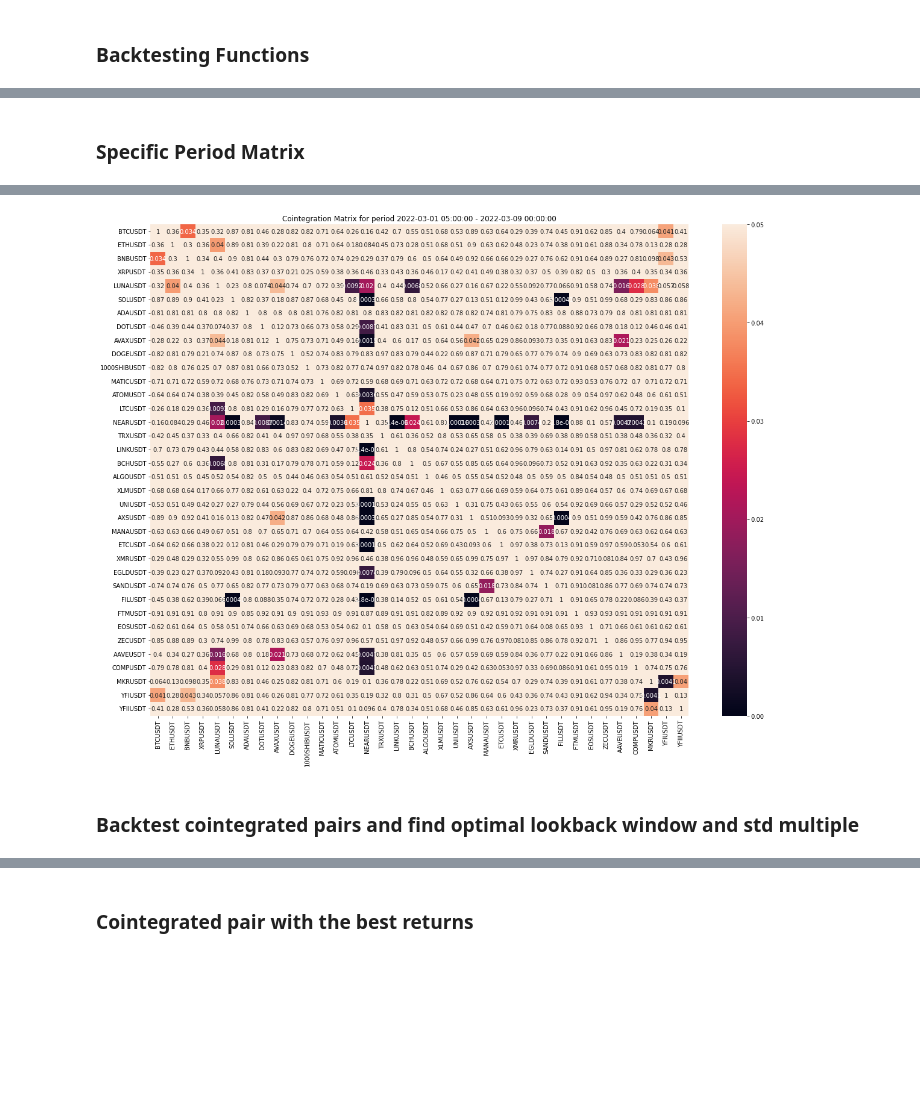
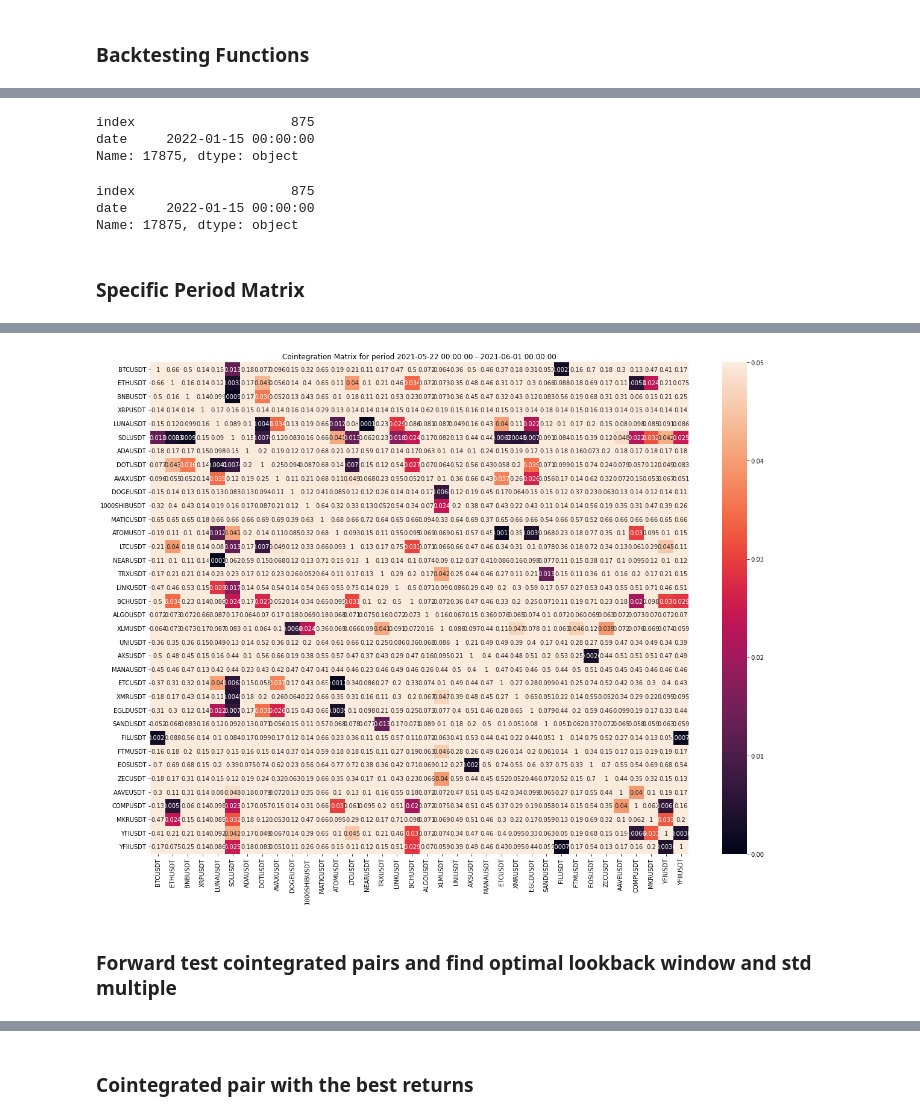
Before and after one commit to walidarbtg/cointegration, a Jupyter notebook: Cointegration Matrix.ipynb, the cells around one changed output, grey strips where cells are left out. Drawn from its saved outputs; the diff is of its cells as text; code cells hidden in the pictures; blank space fills up the shorter version.

Commit message:
WIP: optimization of lookback period for forward testing

```diff
--- a/Cointegration Matrix.ipynb
+++ b/Cointegration Matrix.ipynb
@@ -260,10 +257,23 @@ Timestamp('2022-03-11 01:00:00')
+# %%
+tst = dates.reset_index()
+tst.iloc[tst[tst['date'] == end_date].index[0]-lookback_window_coint]
+# %% [output]
+index                    875
+date     2022-01-15 00:00:00
+Name: 17875, dtype: object
+# %%
+start_date
+# %% [output]
+index                    875
+date     2022-01-15 00:00:00
+Name: 17875, dtype: object
 # %% [markdown]
 ### Specific Period Matrix
 # %%
-dates = prices_1h['BTCUSDT']['date']
-end_date = '2022-03-09 00:00:00'
-lookback_window = 24 * 14
-start_date = dates.iloc[len(dates)-lookback_window]
+dates = prices_1h['BTCUSDT']['date'].reset_index()
+end_date = '2021-06-01 00:00:00'
+lookback_window_coint = 24 * 10
+start_date = dates.iloc[dates[dates['date'] == end_date].index[0]-lookback_window_coint]['date']
 
 coint_type = 'engle-granger'
 confidence_interval = 0.95
@@ -291,6 +301,7 @@ for i in range(0, len(coint_matrix)):
             pairs['{}/{}'.format(assets[i], assets[j])]['pvalue'] = pvalue
             pairs['{}/{}'.format(assets[i], assets[j])]['beta'] = beta
 
+
 coint_matrix = coint_matrix.astype(float).fillna(1)
 beta_matrix = beta_matrix.astype(float)
 pairs_df = pd.DataFrame(pairs)
@@ -304,4 +315,4 @@ sb.heatmap(coint_matrix, annot=True, vmin=0, vmax=0.05)
-[figure, old version]
+[figure, new version]
 # %% [markdown]
-### Backtest cointegrated pairs and find optimal lookback window and std multiple
+### Forward test cointegrated pairs and find optimal lookback window and std multiple
 # %%
```
Also changed, not shown: parts of 11 cells of this notebook.
